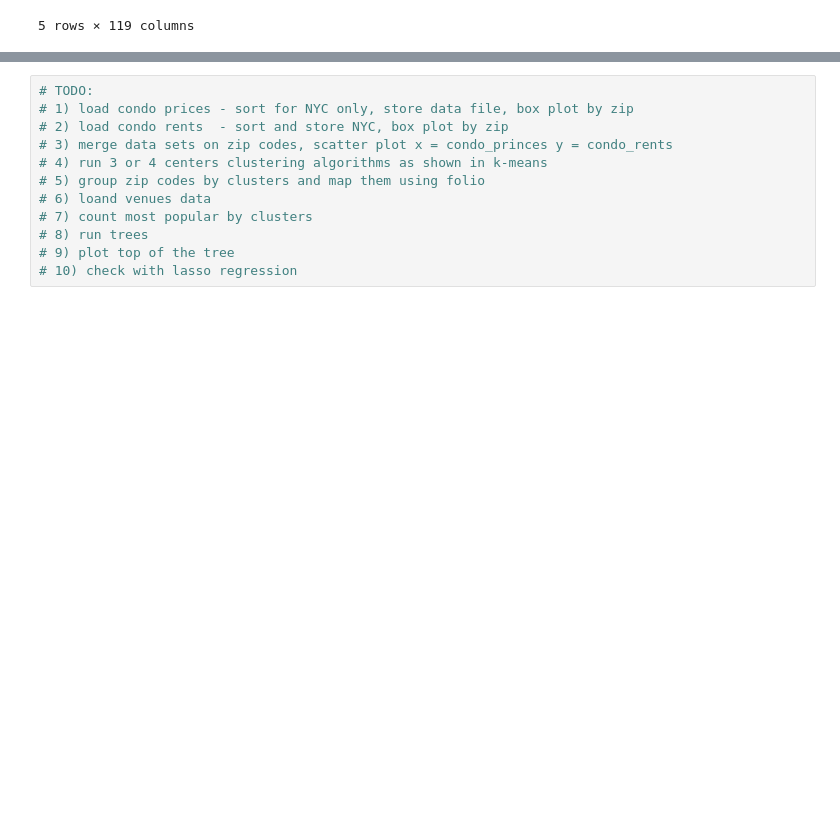
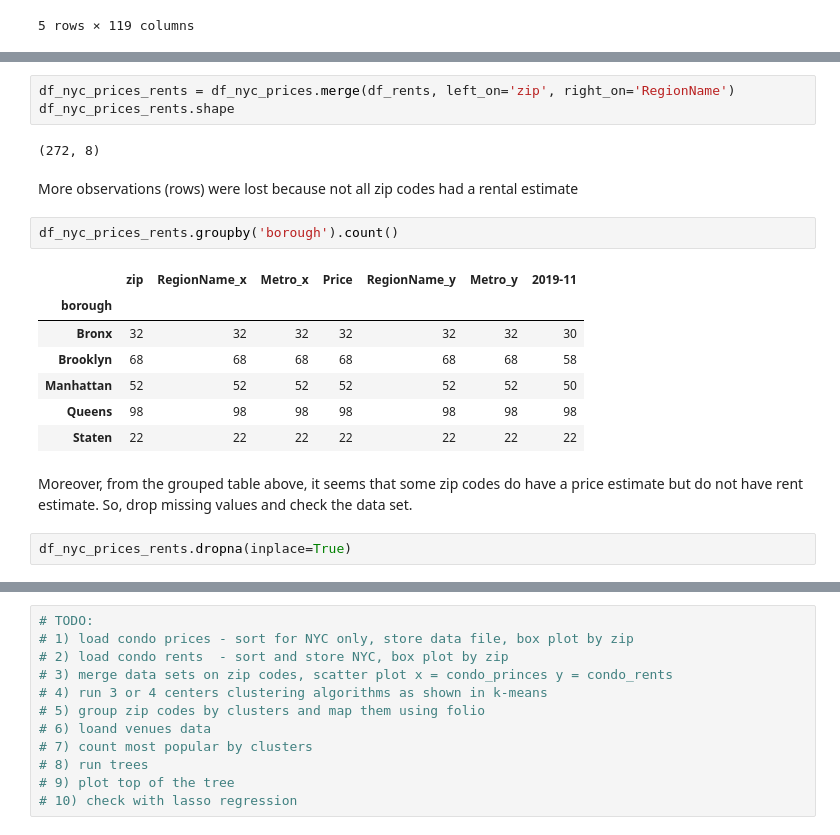
Before and after one commit to allaccountstaken/predicting_urban_home_values, a Jupyter notebook: Predicting Home Values Using Venues.ipynb, the cells around one changed output, grey strips where cells are left out. Cells and saved outputs as stored; diff of their text form; blank space fills up the shorter version.

```diff
--- a/Predicting Home Values Using Venues.ipynb
+++ b/Predicting Home Values Using Venues.ipynb
@@ -124,0 +141,21 @@ df_rents.head()
+# %%
+df_nyc_prices_rents = df_nyc_prices.merge(df_rents, left_on='zip', right_on='RegionName')
+df_nyc_prices_rents.shape
+# %% [output]
+(272, 8)
+# %% [markdown]
+More observations (rows) were lost because not all zip codes had a rental estimate
+# %%
+df_nyc_prices_rents.groupby('borough').count()
+# %% [output]
+|  | zip | RegionName_x | Metro_x | Price | RegionName_y | Metro_y | 2019-11 |
+| borough |  |  |  |  |  |  |  |
+| Bronx | 32 | 32 | 32 | 32 | 32 | 32 | 30 |
+| Brooklyn | 68 | 68 | 68 | 68 | 68 | 68 | 58 |
+| Manhattan | 52 | 52 | 52 | 52 | 52 | 52 | 50 |
+| Queens | 98 | 98 | 98 | 98 | 98 | 98 | 98 |
+| Staten | 22 | 22 | 22 | 22 | 22 | 22 | 22 |
+# %% [markdown]
+Moreover, from the grouped table above, it seems that some zip codes do have a price estimate but do not have rent estimate. So, drop missing values and check the data set.
+# %%
+df_nyc_prices_rents.dropna(inplace=True)
```
Also changed, not shown: parts of 16 cells of this notebook.
